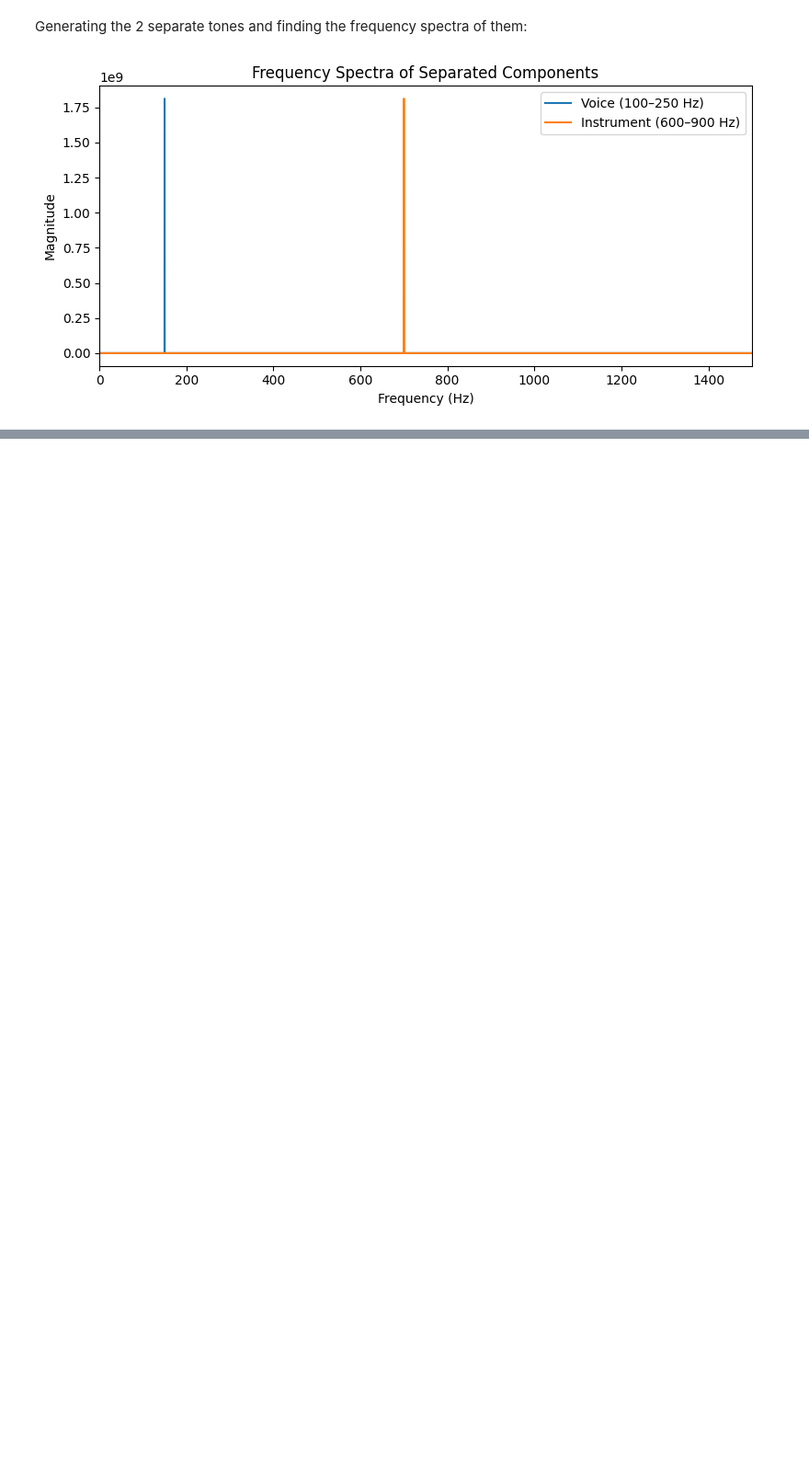
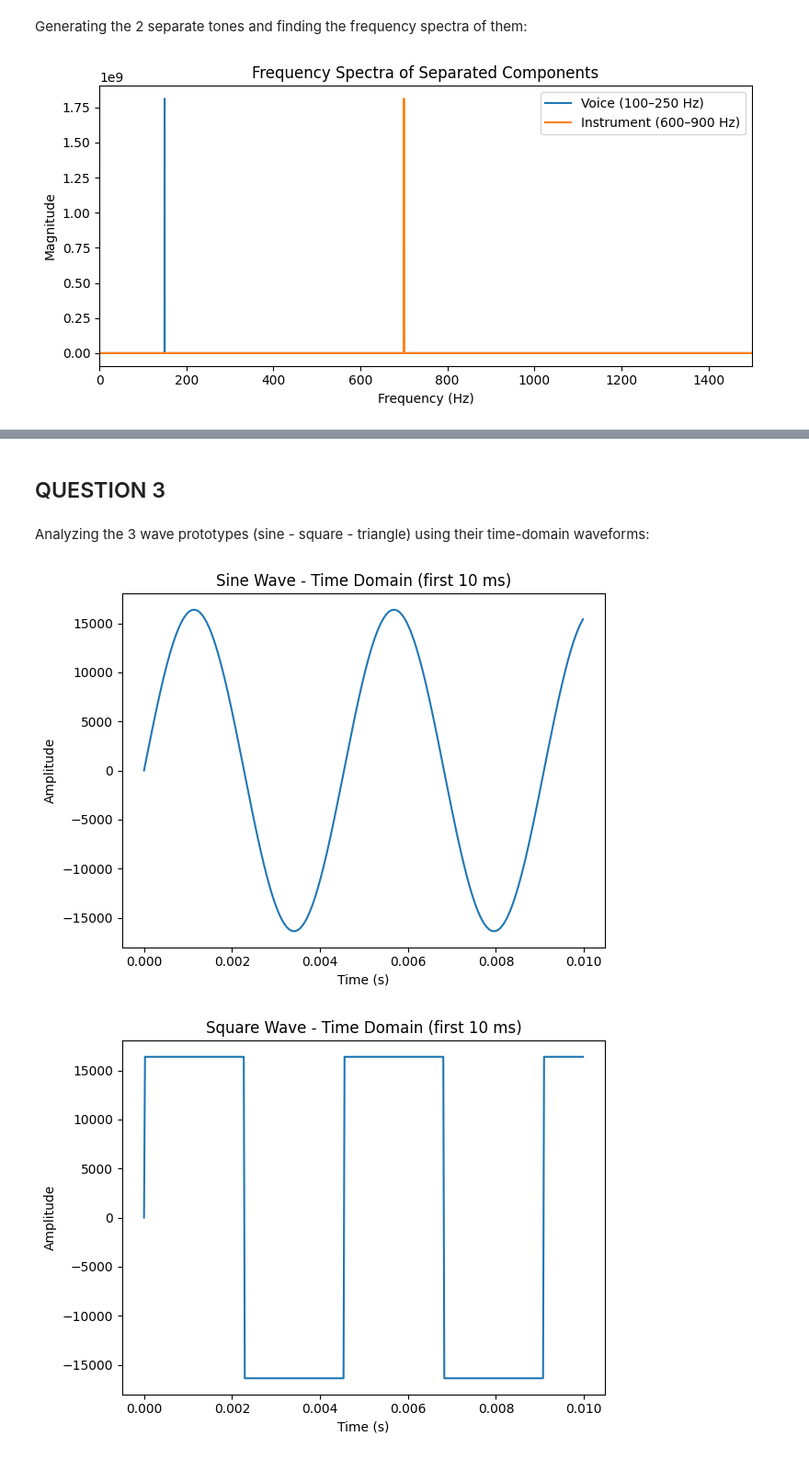
Before and after one commit to itu-itis23-mahmoud21/Signal-Systems_HW2, a Jupyter notebook: solution.ipynb, the cells around one changed output, grey strips where cells are left out. Shown at 92% size. Cells and saved outputs as stored; diff of their text form; code cells hidden in the pictures; blank space fills up the shorter version.

```diff
--- a/solution.ipynb
+++ b/solution.ipynb
@@ -6,7 +8,7 @@ from scipy.io import wavfile
 import matplotlib.pyplot as plt
 
 # 1. Load mixed signal
-fs, data = wavfile.read('inputs/mixed_q1.wav')
+fs, data = wavfile.read('mixed_q1.wav')
 if data.ndim > 1:
     data = data.mean(axis=1)
 
@@ -61,7 +63,7 @@ from scipy.io import wavfile
 import matplotlib.pyplot as plt
 
 # 1. Load mixed signal
-fs, data = wavfile.read('inputs/mixed_q1.wav')
+fs, data = wavfile.read('mixed_q1.wav')
 if data.ndim > 1:
     data = data.mean(axis=1)
 
@@ -103,0 +168,40 @@ plt.show()
+# %% [markdown]
+## QUESTION 3 ##
+# %% [markdown]
+Analyzing the 3 wave prototypes (sine - square - triangle) using their time-domain waveforms:
+# %%
+import numpy as np
+import matplotlib.pyplot as plt
+from scipy.io import wavfile
+
+# Define file paths
+files = {
+    'sine': 'prototype_signals_q3/sine.wav',
+    'square': 'prototype_signals_q3/square.wav',
+    'triangle': 'prototype_signals_q3/triangle.wav'
+}
+
+# Plot time-domain waveform for each signal
+for name, path in files.items():
+    # Load audio
+    fs, data = wavfile.read(path)
+    # If stereo, convert to mono
+    if data.ndim > 1:
+        data = data.mean(axis=1)
+    # Select the first 10 ms for clarity
+    zoom_time = 0.010  # seconds
+    zoom_samples = int(zoom_time * fs)
+    t = np.arange(zoom_samples) / fs
+    sig = data[:zoom_samples]
+
+    # Create a separate figure for each waveform
+    plt.figure()
+    plt.plot(t, sig)
+    plt.title(f'{name.capitalize()} Wave - Time Domain (first {int(zoom_time*1000)} ms)')
+    plt.xlabel('Time (s)')
+    plt.ylabel('Amplitude')
+    plt.tight_layout()
+    plt.show()
+# %% [output]
+[figure, added]
+[figure, added]
```
Also changed, not shown: parts of 14 cells of this notebook.
